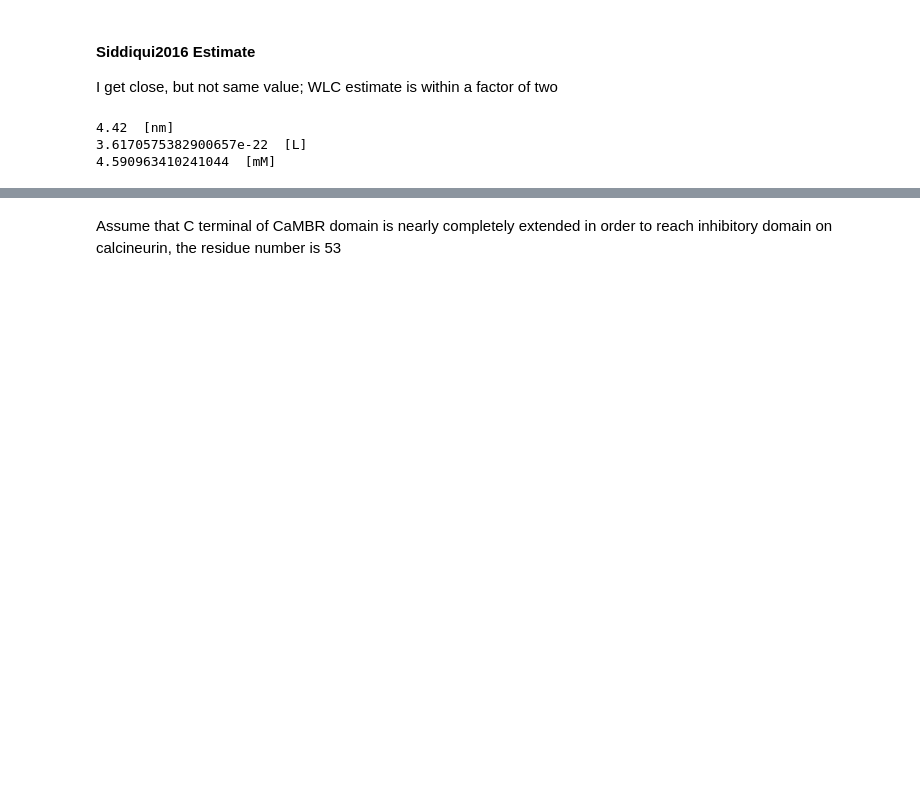
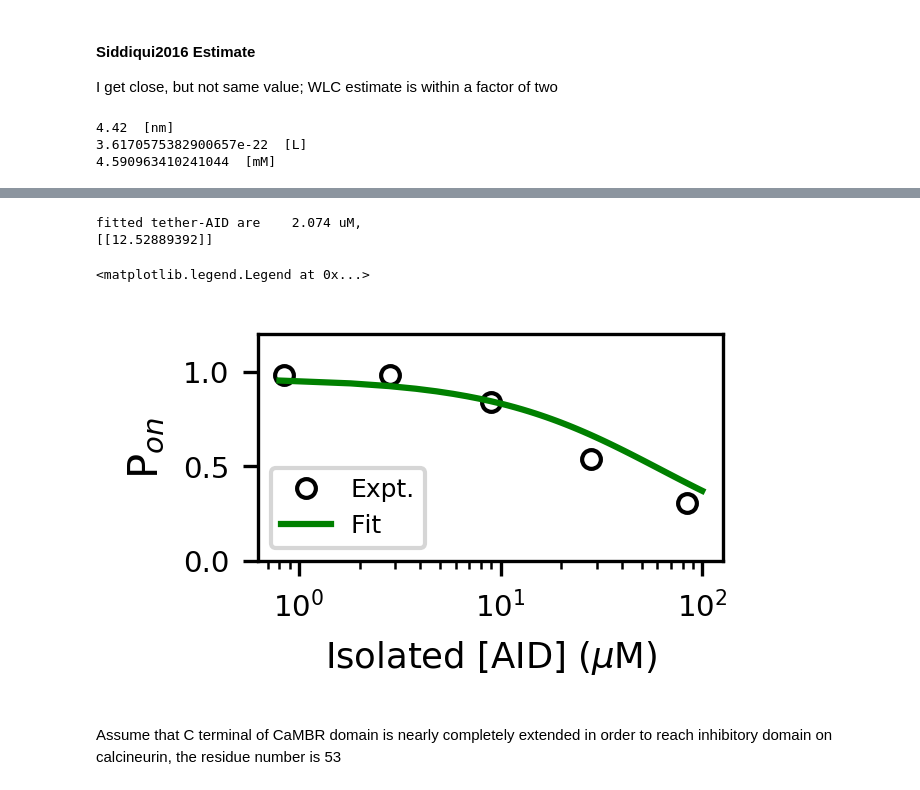
Before and after one commit to huskeypm/pkh-lab-analyses, a Jupyter notebook: 2018-CaMDH/CaN_tether_model.ipynb, the cells around one changed output, grey strips where cells are left out. Drawn from its saved outputs; the diff is of its cells as text; code cells hidden in the pictures; blank space fills up the shorter version.

```diff
--- a/2018-CaMDH/CaN_tether_model.ipynb
+++ b/2018-CaMDH/CaN_tether_model.ipynb
@@ -128,0 +179,15 @@ print (conc* M_to_mM, " [mM]")
+# %%
+#===============================================================
+# Here we consider THREE competetive events
+# -- free AID peptide, tethered AID from intact CaN and PRII substrate
+#==============================================================
+# Known values from experiment: [pRII] = 5 uM
+# Assumption: free AID and tethered AID have same dissociation constant 40 uM
+# a) the probability of CaN being activated by PRII is:
+# Pon = (1 + [PRII]/Kd1 )/(1 + [free-AID]/40 + [PRII]/Kd1 + [tethered-AID]/40)
+# b) Kd1 and [tethered-AID] are treated as unknown values
+# c) By fitting Pon to experimental data, we got the value of Kd1 and [tethered-AID], the latter could
+#    be used as effective concentration of 'CaM-bound + DH' in our model
+
+def pf(x,tAID):
+    return (1 + 5/10)/(1+5/10 + x/40 + tAID/40) # x is free-AID concentration
@@ -129,3 +198,26 @@ print (conc* M_to_mM, " [mM]")
+# %%
+#print ("fit_kd1 and tether-AID are %8.3f uM and %8.3f uM, respectively" % (fit_kd1,fit_tAID))
+print ("fitted tether-AID are %8.3f uM," % (fit_tAID))
+print (fit_cov)
+rcParams['figure.figsize'] = 2,1
+rcParams['figure.dpi'] =300
+plt.errorbar(expt_AID,expt_Pf, fmt='o',color='black',mfc='white',label='Expt.',ms=4.5)
+#plt.errorbar(nAID,pf(nAID,fit_kd1,fit_tAID),label='Fit',color='green')
+plt.errorbar(nAID,pf(nAID,fit_tAID),label='Fit',color='green')
+plt.xscale('log')
+plt.xticks(fontsize=7)
+plt.yticks([0.0,0.5,1.0],fontsize=7)
+plt.xlabel("Isolated [AID] ($\mu$M)",fontsize=8.5)
+plt.ylim([0,1.2])
+
+#ax1.tick_params(labelsize=8)
+plt.ylabel("P$_{on}$")
+plt.legend(fontsize=6)
+# %% [output]
+fitted tether-AID are    2.074 uM,
+[[12.52889392]]
+<matplotlib.legend.Legend at 0x...>
+[figure, added]
 # %% [markdown]
 Assume that C terminal of CaMBR domain is nearly completely extended in order to reach inhibitory domain on calcineurin, the residue number is 53
 # %%
```
Also changed, not shown: parts of 15 cells of this notebook.
